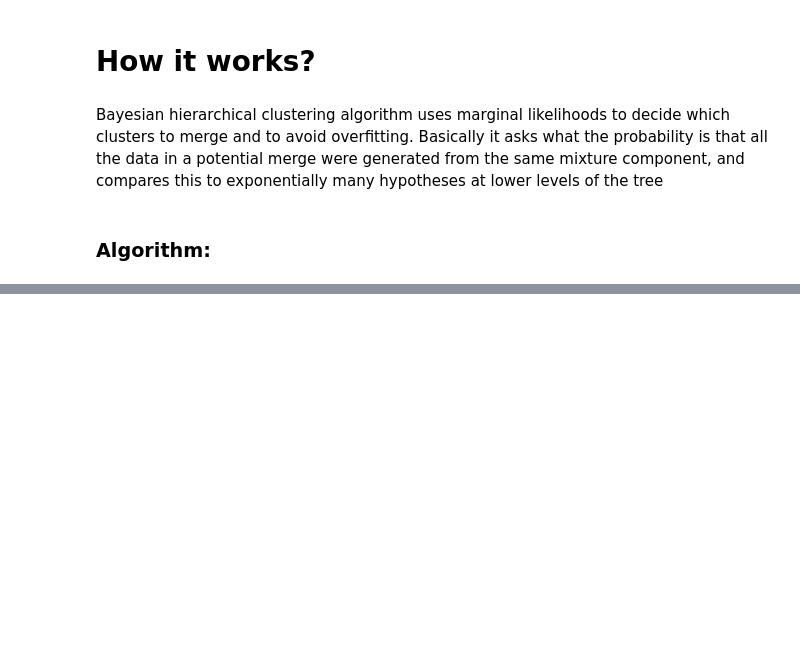
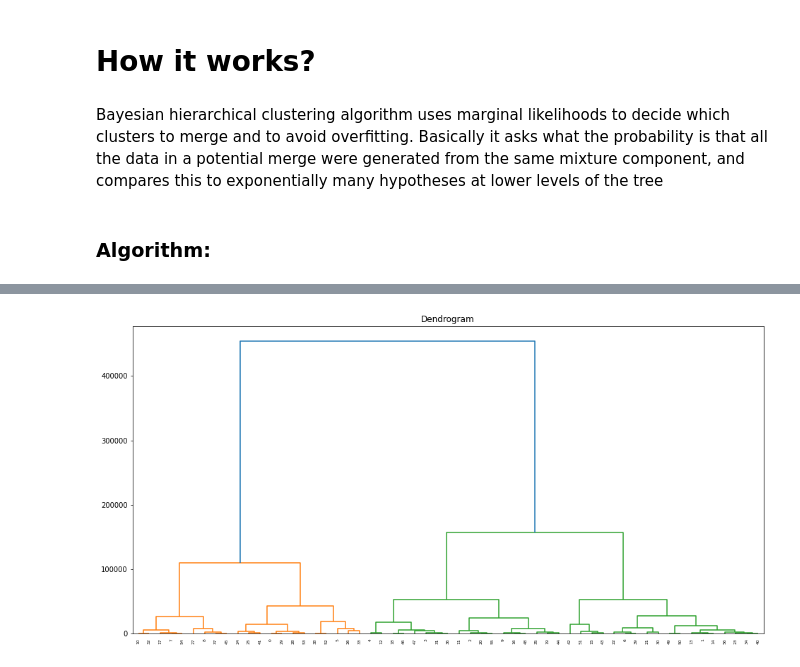
Before and after one commit to showmidelo/SBU-ML-Winter-23, a Jupyter notebook: project.ipynb, the cells around one changed output, grey strips where cells are left out. Cells and saved outputs as stored; diff of their text form; code cells hidden in the pictures; blank space fills up the shorter version.

```diff
--- a/project.ipynb
+++ b/project.ipynb
@@ -146,0 +173,4 @@ at lower levels of the tree
+# %%
+df = pd.read_csv("C:\\Users\\Lion\\Desktop\\creditcard.csv")
+
+df.head()
@@ -146,0 +185,12 @@ at lower levels of the tree
+# %%
+from sklearn.model_selection import train_test_split
+
+train, test = train_test_split(df, test_size=0.0002)
+# %%
+plt.figure(1, figsize = (16 ,8))
+dendrogram = sch.dendrogram(sch.linkage(test, method  = "ward"))
+
+plt.title('Dendrogram')
+plt.show()
+# %% [output]
+[figure, added]
```
Also changed, not shown: parts of 8 cells of this notebook.
